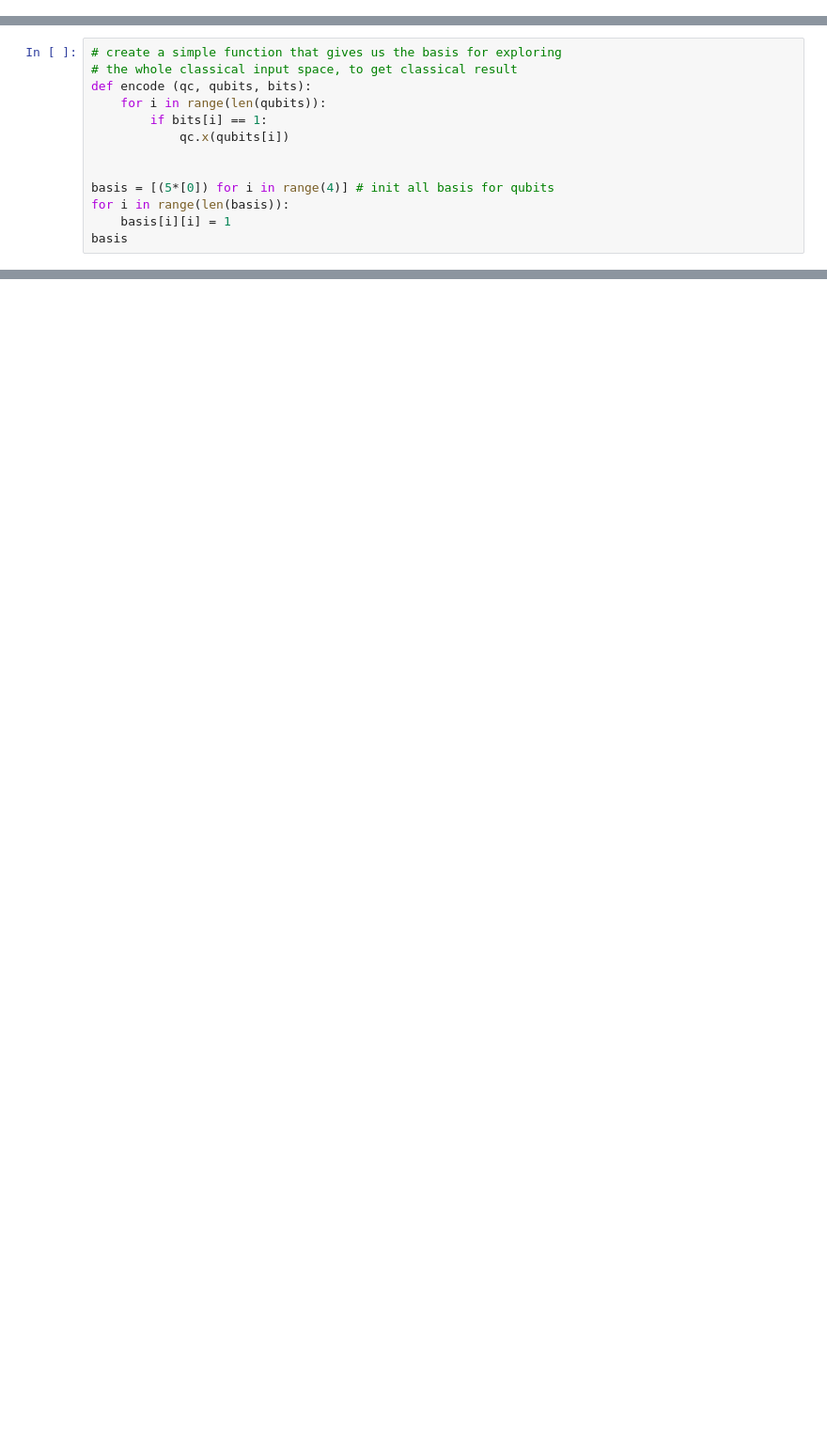
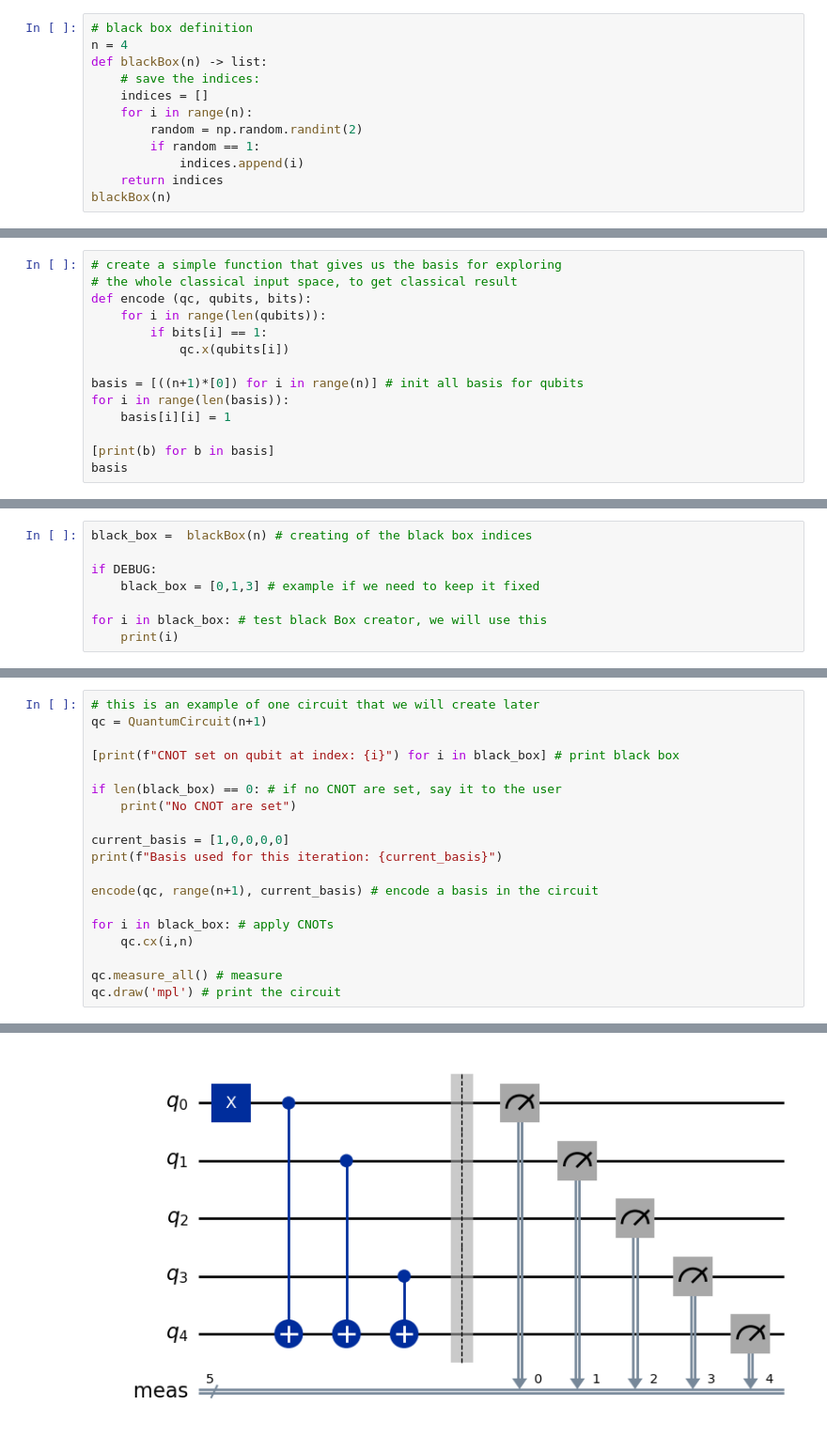
Before and after one commit to arcticronin/quantum_information, a Jupyter notebook: ex01/ex01.ipynb, the cells around one changed output, grey strips where cells are left out. Shown at 94% size. Saved outputs shown, nothing was run; the diff lists cells and outputs as text; blank space fills up the shorter version.

```diff
--- a/ex01/ex01.ipynb
+++ b/ex01/ex01.ipynb
@@ -12,0 +25,12 @@ simulator = AerSimulator()
+# %%
+# black box definition
+n = 4
+def blackBox(n) -> list:
+    # save the indices:
+    indices = []
+    for i in range(n):
+        random = np.random.randint(2)
+        if random == 1:
+            indices.append(i)
+    return indices
+blackBox(n)
@@ -18,9 +44,10 @@ def encode (qc, qubits, bits):
         if bits[i] == 1:
             qc.x(qubits[i])
 
-
-basis = [(5*[0]) for i in range(4)] # init all basis for qubits
+basis = [((n+1)*[0]) for i in range(n)] # init all basis for qubits
 for i in range(len(basis)):
     basis[i][i] = 1
+
+[print(b) for b in basis]
 basis
 # %% [output]
@@ -39,0 +59,8 @@ qc.draw('mpl')
+# %%
+black_box =  blackBox(n) # creating of the black box indices
+
+if DEBUG:
+    black_box = [0,1,3] # example if we need to keep it fixed
+
+for i in black_box: # test black Box creator, we will use this
+    print(i)
@@ -39,0 +71,20 @@ qc.draw('mpl')
+# %%
+# this is an example of one circuit that we will create later
+qc = QuantumCircuit(n+1)
+
+[print(f"CNOT set on qubit at index: {i}") for i in black_box] # print black box
+
+if len(black_box) == 0: # if no CNOT are set, say it to the user
+    print("No CNOT are set")
+
+current_basis = [1,0,0,0,0]
+print(f"Basis used for this iteration: {current_basis}")
+
+encode(qc, range(n+1), current_basis) # encode a basis in the circuit
+
+for i in black_box: # apply CNOTs
+    qc.cx(i,n)
+
+qc.measure_all() # measure
+qc.draw('mpl') # print the circuit
+# %% [output]
@@ -39,0 +95 @@ qc.draw('mpl')
+[figure, added]
```
Also changed, not shown: parts of 16 cells of this notebook.
